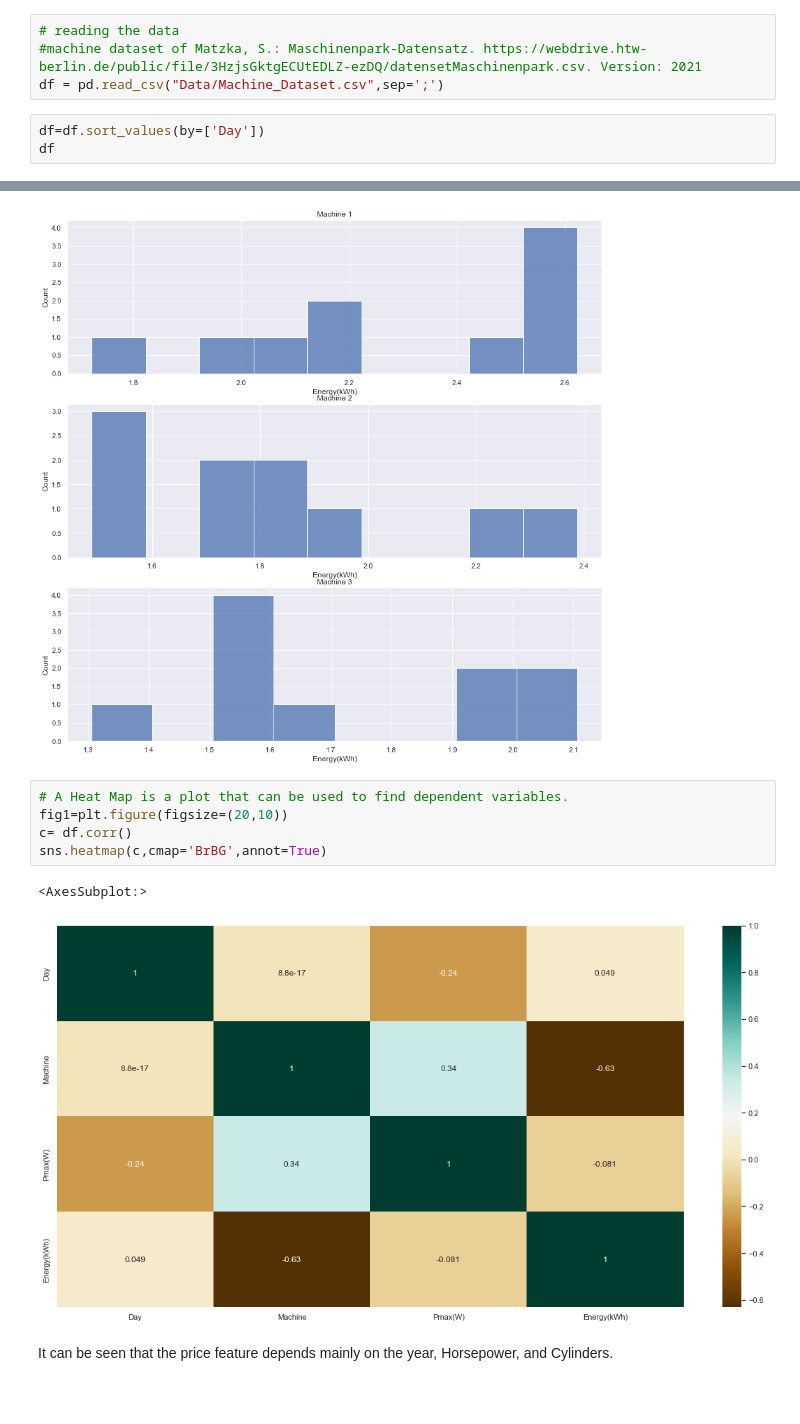
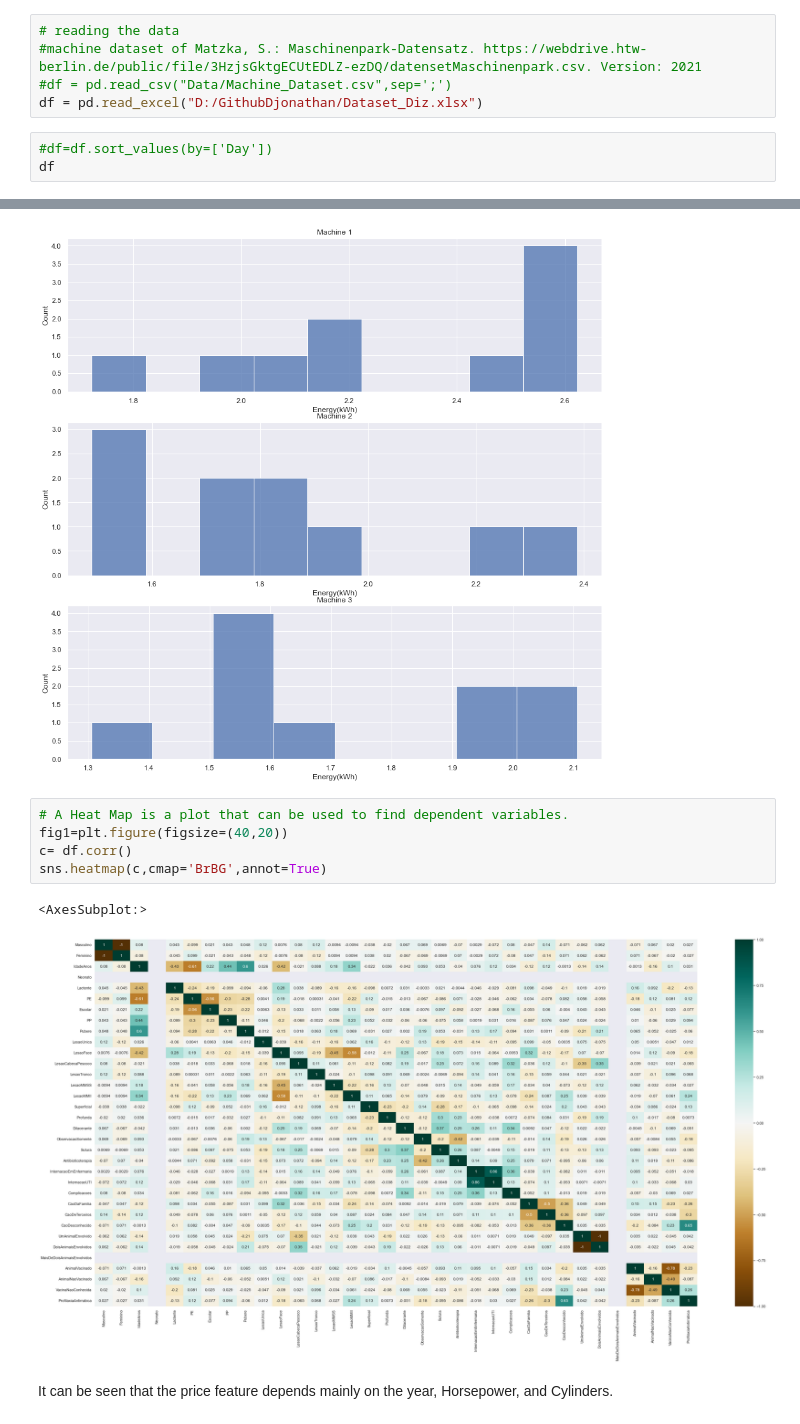
Before and after one commit to djonquadras/AIOMPaper, a Jupyter notebook: MirkoClasses/Machine_EDA.ipynb, the cells around one changed output, grey strips where cells are left out. Cells and saved outputs as stored; diff of their text form; blank space fills up the shorter version.

```diff
--- a/MirkoClasses/Machine_EDA.ipynb
+++ b/MirkoClasses/Machine_EDA.ipynb
@@ -23,8 +23,9 @@ import numpy as np
 # %%
 # reading the data
 #machine dataset of Matzka, S.: Maschinenpark-Datensatz. https://webdrive.htw-berlin.de/public/file/3HzjsGktgECUtEDLZ-ezDQ/datensetMaschinenpark.csv. Version: 2021
-df = pd.read_csv("Data/Machine_Dataset.csv",sep=';')
+#df = pd.read_csv("Data/Machine_Dataset.csv",sep=';')
+df = pd.read_excel("D:/GithubDjonathan/Dataset_Diz.xlsx")
 # %%
-df=df.sort_values(by=['Day'])
+#df=df.sort_values(by=['Day'])
 df
 # %% [output]
@@ -231,12 +228,12 @@ Text(0.5, 1.0, 'Machine 3')
 [figure]
 # %%
 # A Heat Map is a plot that can be used to find dependent variables.
-fig1=plt.figure(figsize=(20,10))
+fig1=plt.figure(figsize=(40,20))
 c= df.corr()
 sns.heatmap(c,cmap='BrBG',annot=True)
 # %% [output]
 <AxesSubplot:>
-[figure, old version]
+[figure, new version]
 # %% [markdown]
 It can be seen that the price feature depends mainly on the year, Horsepower, and Cylinders.
 # %%
```
Also changed, not shown: parts of 2 cells of this notebook, 4 other files.
